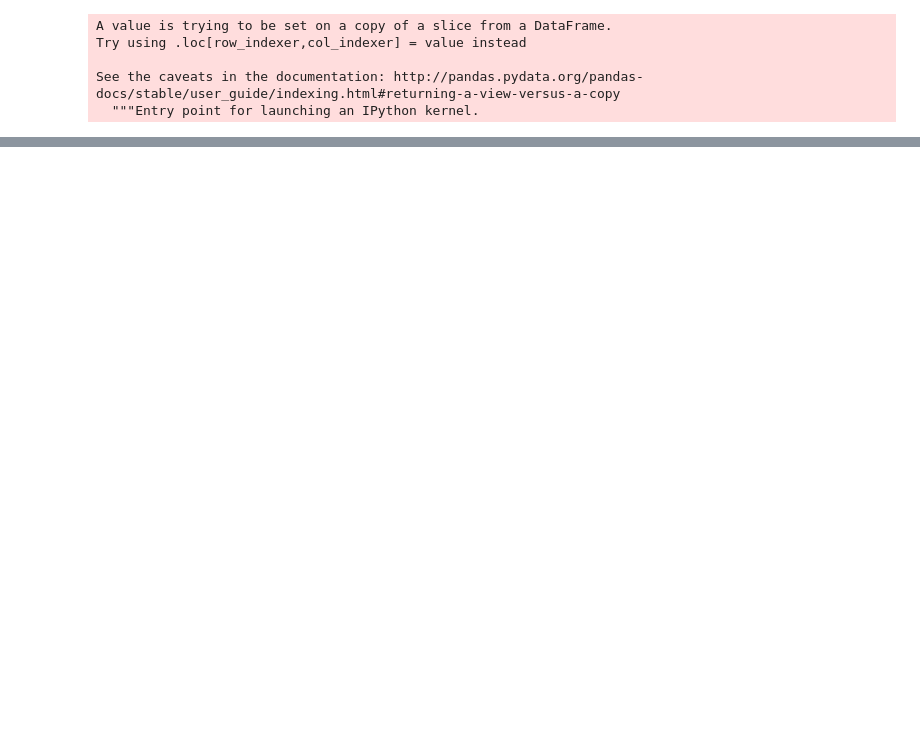
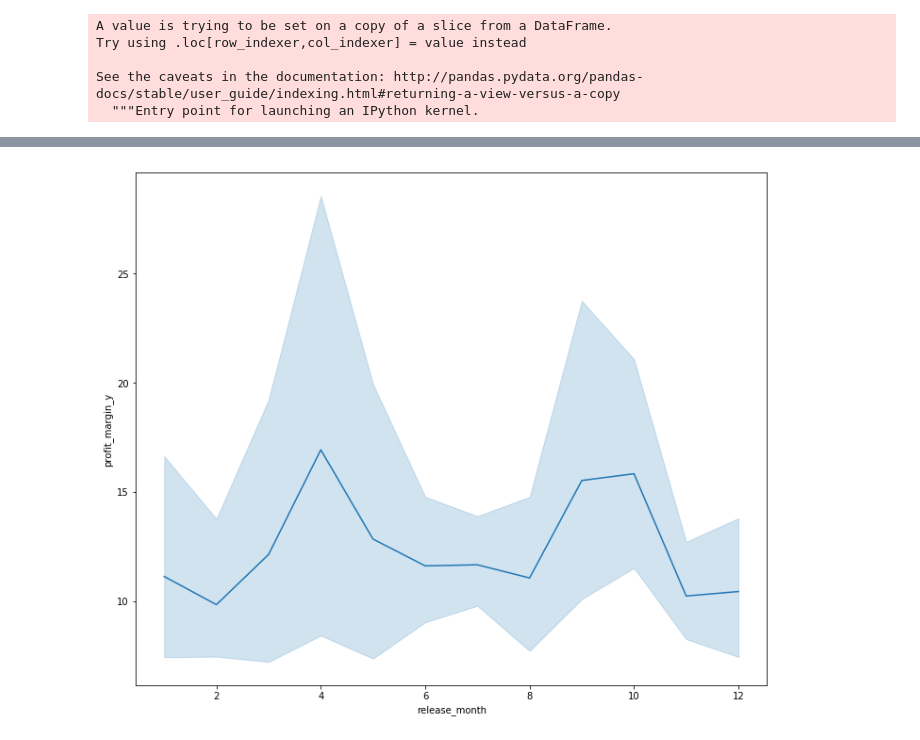
Before and after one commit to powergascan/mod-1-proj, a Jupyter notebook: PlayingwithBoxplots.ipynb, the cells around one changed output, grey strips where cells are left out. Saved outputs shown, nothing was run; the diff lists cells and outputs as text; code cells hidden in the pictures; blank space fills up the shorter version.

```diff
--- a/PlayingwithBoxplots.ipynb
+++ b/PlayingwithBoxplots.ipynb
@@ -75,0 +110,6 @@ by_pm.tail(10)
+# %%
+
+plt.figure(figsize=(12,10))
+plot1 = sns.lineplot(x="release_month", y="profit_margin_y", data=top5)
+# %% [output]
+[figure, added]
```
Also changed, not shown: parts of 24 cells of this notebook, 2 other files.
